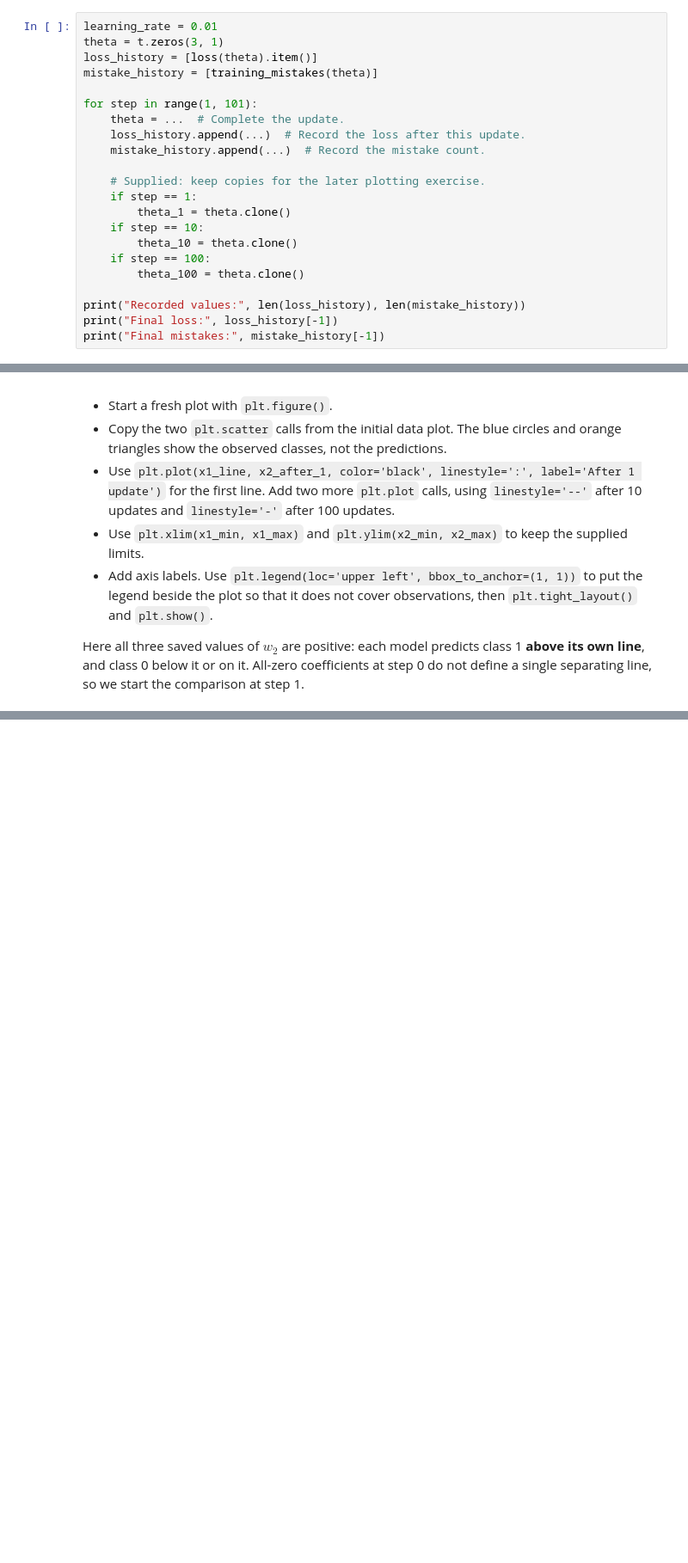
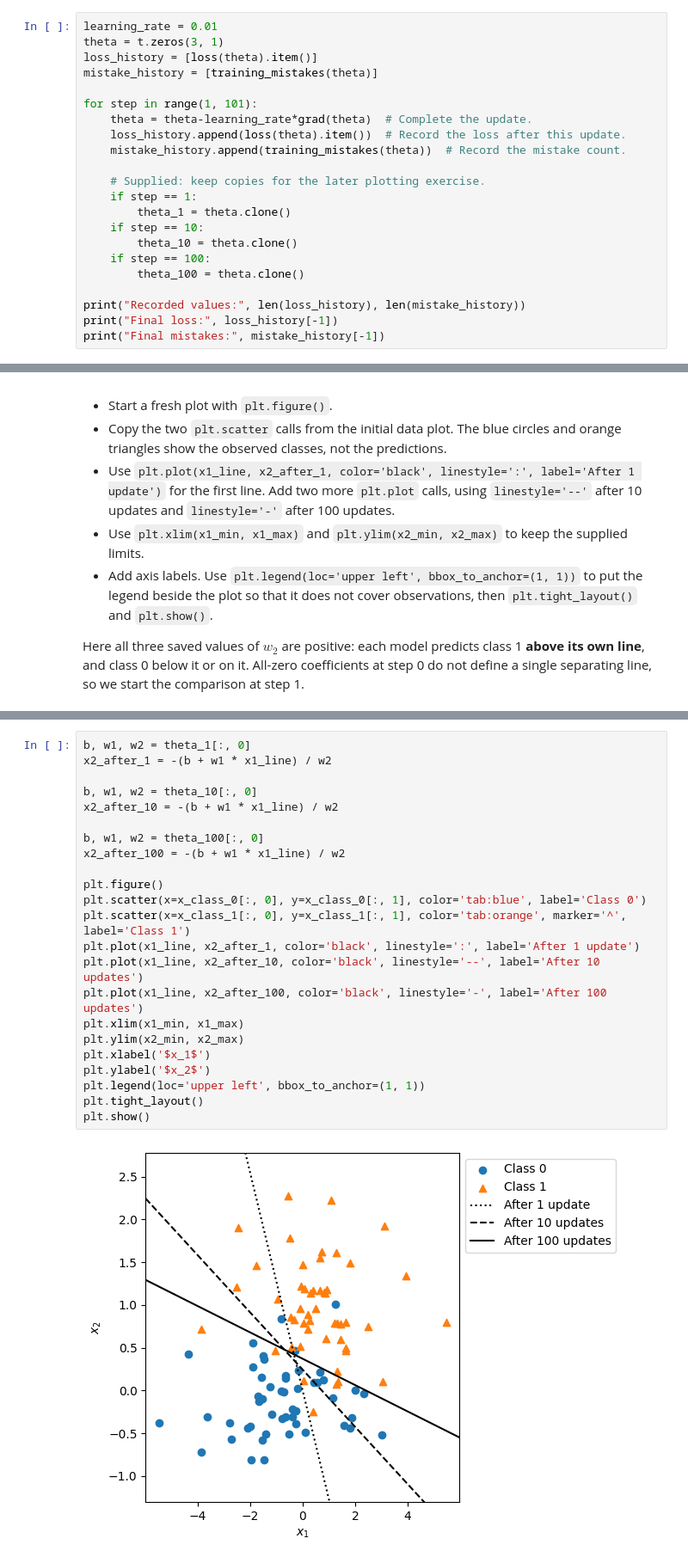
Before and after one commit to starfishchennn/Foundations-of-Artificial-Intelligence, a Jupyter notebook: Week_04/Week_04_linear_classification.ipynb, the cells around one changed output, grey strips where cells are left out. Shown at 86% size. Saved outputs shown, nothing was run; the diff lists cells and outputs as text; blank space fills up the shorter version.

```diff
--- a/Week_04/Week_04_linear_classification.ipynb
+++ b/Week_04/Week_04_linear_classification.ipynb
@@ -470,9 +470,9 @@ loss_history = [loss(theta).item()]
 mistake_history = [training_mistakes(theta)]
 
 for step in range(1, 101):
-    theta = ...  # Complete the update.
-    loss_history.append(...)  # Record the loss after this update.
-    mistake_history.append(...)  # Record the mistake count.
+    theta = theta-learning_rate*grad(theta)  # Complete the update.
+    loss_history.append(loss(theta).item())  # Record the loss after this update.
+    mistake_history.append(training_mistakes(theta))  # Record the mistake count.
 
     # Supplied: keep copies for the later plotting exercise.
     if step == 1:
@@ -610,3 +622,28 @@ x2_after_100 = ...
+# %%
+b, w1, w2 = theta_1[:, 0]
+x2_after_1 = -(b + w1 * x1_line) / w2
+
+b, w1, w2 = theta_10[:, 0]
+x2_after_10 = -(b + w1 * x1_line) / w2
+
+b, w1, w2 = theta_100[:, 0]
+x2_after_100 = -(b + w1 * x1_line) / w2
+
+plt.figure()
+plt.scatter(x=x_class_0[:, 0], y=x_class_0[:, 1], color='tab:blue', label='Class 0')
+plt.scatter(x=x_class_1[:, 0], y=x_class_1[:, 1], color='tab:orange', marker='^', label='Class 1')
+plt.plot(x1_line, x2_after_1, color='black', linestyle=':', label='After 1 update')
+plt.plot(x1_line, x2_after_10, color='black', linestyle='--', label='After 10 updates')
+plt.plot(x1_line, x2_after_100, color='black', linestyle='-', label='After 100 updates')
+plt.xlim(x1_min, x1_max)
+plt.ylim(x2_min, x2_max)
+plt.xlabel('$x_1$')
+plt.ylabel('$x_2$')
+plt.legend(loc='upper left', bbox_to_anchor=(1, 1))
+plt.tight_layout()
+plt.show()
+# %% [output]
+[figure, added]
 # %% [markdown]
 <details>
 <summary>Show answer — 2.5</summary>
```
Also changed, not shown: parts of 5 cells of this notebook.
